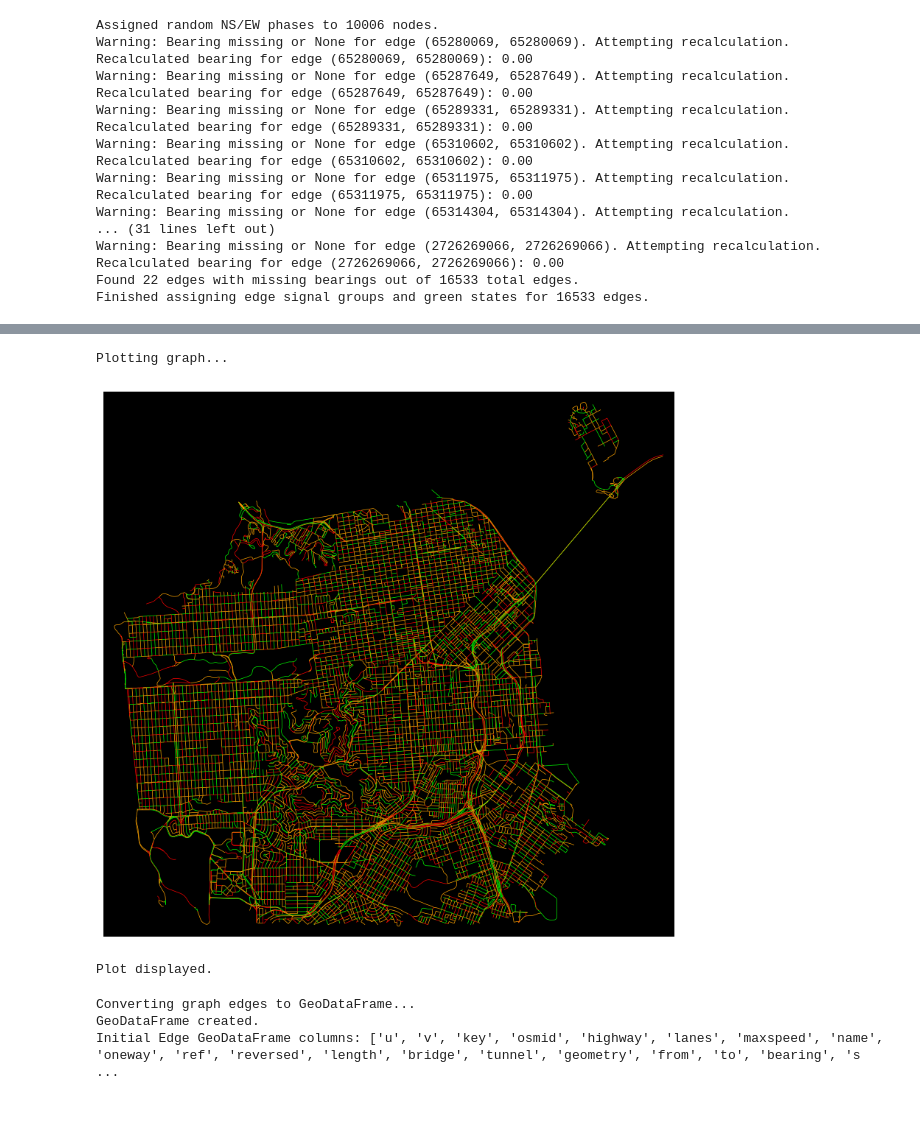
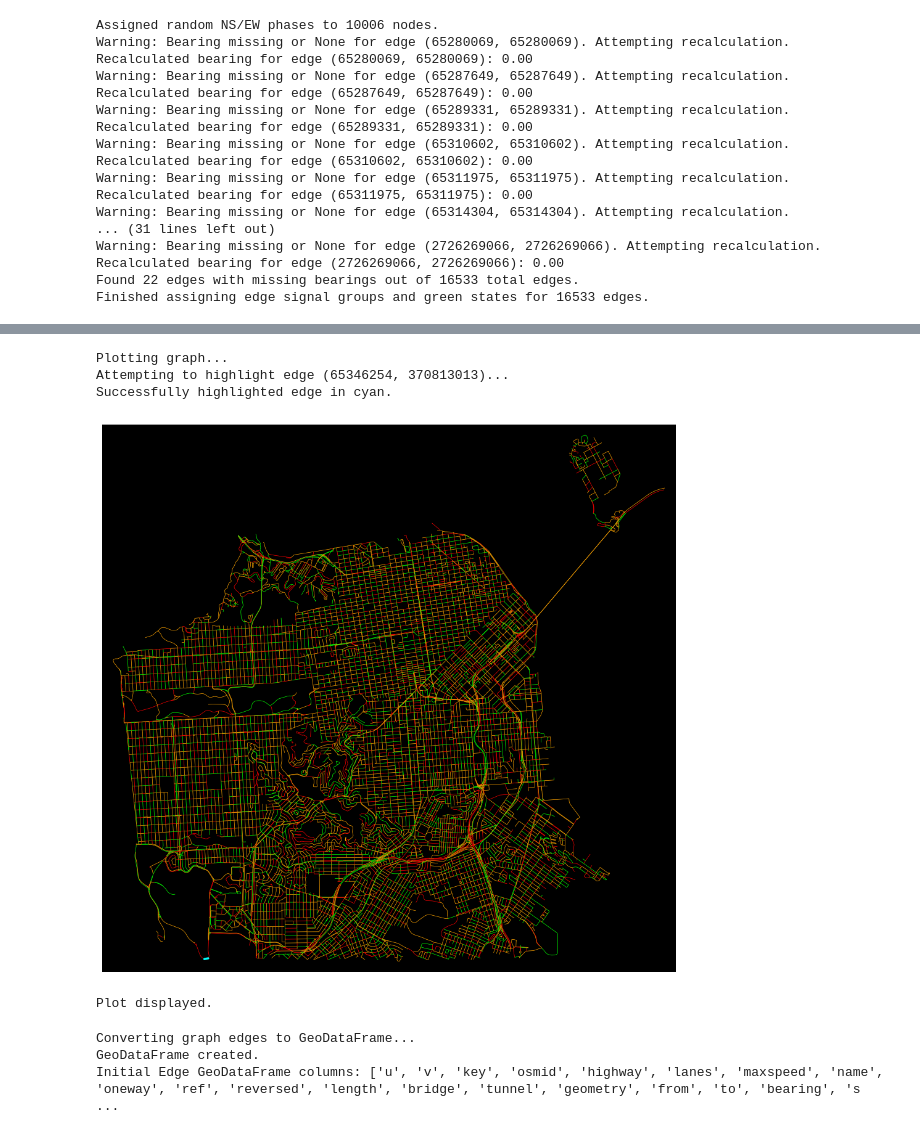
Before and after one commit to IdkwhatImD0ing/Cortana, a Jupyter notebook: notebooks/map_test.ipynb, the cells around one changed output, grey strips where cells are left out. Saved outputs shown, nothing was run; the diff lists cells and outputs as text; code cells hidden in the pictures.

```diff
--- a/notebooks/map_test.ipynb
+++ b/notebooks/map_test.ipynb
@@ -149,21 +149,52 @@ Color distribution: {'lime': 4115, 'red': 4112, 'orange': 8306, 'gray': 0}
-# %%
-# %%
-# Plot the graph with edges colored by combined traffic light status
-print("Plotting graph...")
-fig, ax = ox.plot_graph(
-    G_undirected,
-    node_size=0,        # Hide nodes for clarity
-    edge_color=edge_colors,
-    edge_linewidth=0.5, # Thin edges
-    figsize=(10, 10),   # Adjust figure size as needed
-    bgcolor='black'     # Use a black background
-)
-plt.show() # Display the plot
-print("Plot displayed.")
-# %% [output]
-Plotting graph...
-[figure, removed]
-Plot displayed.
+# %%
+# %%
+# Plot the graph with edges colored by combined traffic light status
+print("Plotting graph...")
+fig, ax = ox.plot_graph(
+    G_undirected,
+    node_size=0,        # Hide nodes for clarity
+    edge_color=edge_colors,
+    edge_linewidth=0.5, # Thin edges
+    figsize=(12, 12),   # Adjust figure size as needed
+    bgcolor='black',    # Use a black background
+    show=False,         # DO NOT show yet
+    close=False         # Keep figure open
+)
+
+edge_to_highlight_u = 65346254
+edge_to_highlight_v = 370813013
+highlight_color = 'cyan' # Choose a color that stands out from red/orange/lime/gray
+highlight_linewidth = 2.5 # Make it thicker than other edges
+
+print(f"Attempting to highlight edge ({edge_to_highlight_u}, {edge_to_highlight_v})...")
+try:
+    # Get the coordinates of the nodes from the graph G_undirected
+    # OSMnx stores coordinates under 'x' and 'y' attributes after loading
+    x1 = G_undirected.nodes[edge_to_highlight_u]['x']
+    y1 = G_undirected.nodes[edge_to_highlight_u]['y']
+    x2 = G_undirected.nodes[edge_to_highlight_v]['x']
+    y2 = G_undirected.nodes[edge_to_highlight_v]['y']
+
+    # Plot the line segment on the existing axes (ax)
+    ax.plot([x1, x2], [y1, y2], color=highlight_color, linewidth=highlight_linewidth, solid_capstyle='round', zorder=5) # Use high zorder to draw on top
+    print(f"Successfully highlighted edge in {highlight_color}.")
+
+except KeyError as e:
+    # This might happen if, for some reason, one of the nodes isn't in G_undirected
+    print(f"Error: Node {e} not found in the graph. Cannot highlight edge.")
+except Exception as e:
+    print(f"An unexpected error occurred during edge highlighting: {e}")
+# --- END: Code to highlight the specific edge ---
+
+# Now display the plot
+plt.show()
+print("Plot displayed.")
+# %% [output]
+Plotting graph...
+Attempting to highlight edge (65346254, 370813013)...
+Successfully highlighted edge in cyan.
+[figure, added]
+Plot displayed.
 # %%
 # %%
 # Convert graph edges to GeoDataFrame
```
Also changed, not shown: parts of 4 cells of this notebook, 6 other files.
